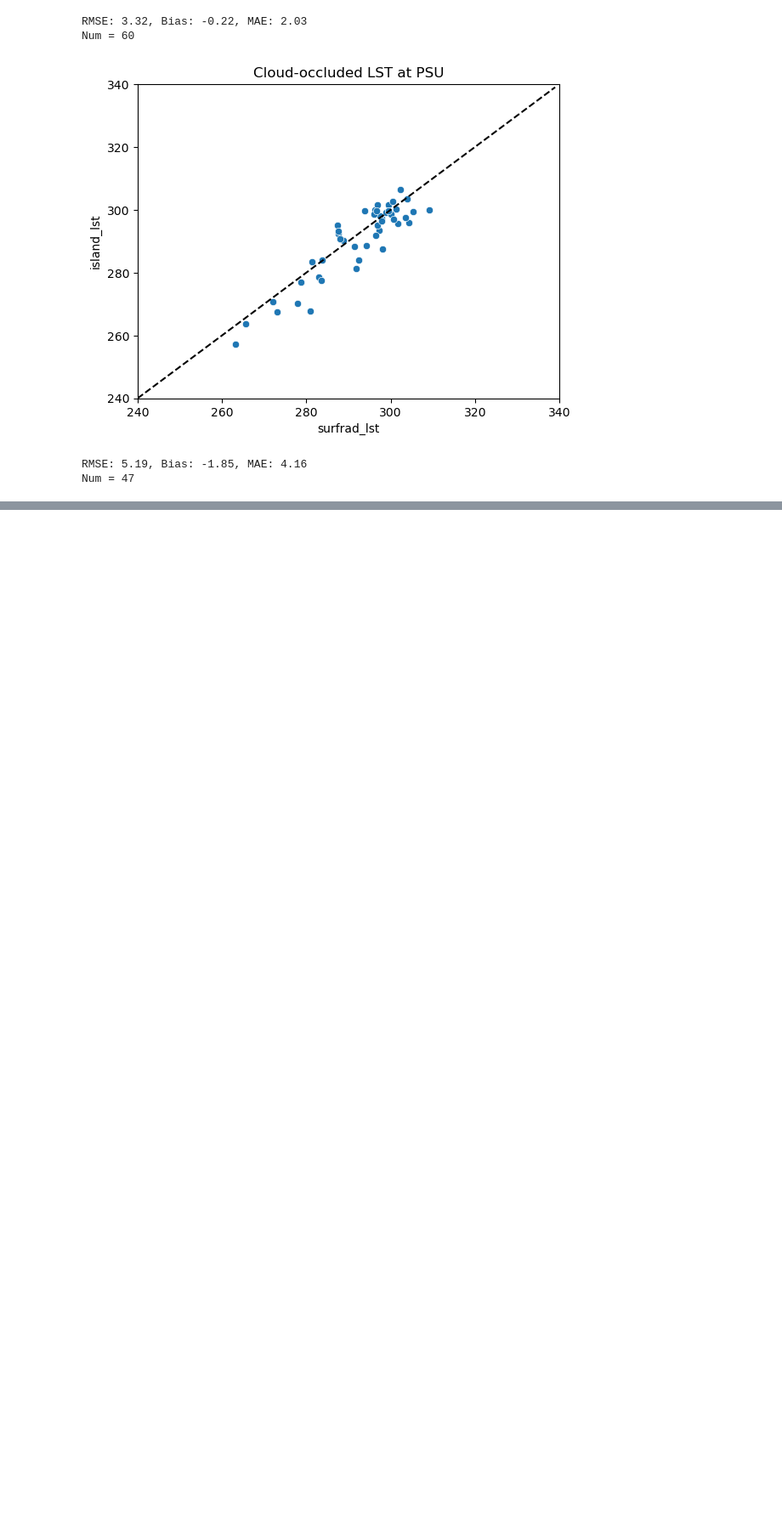
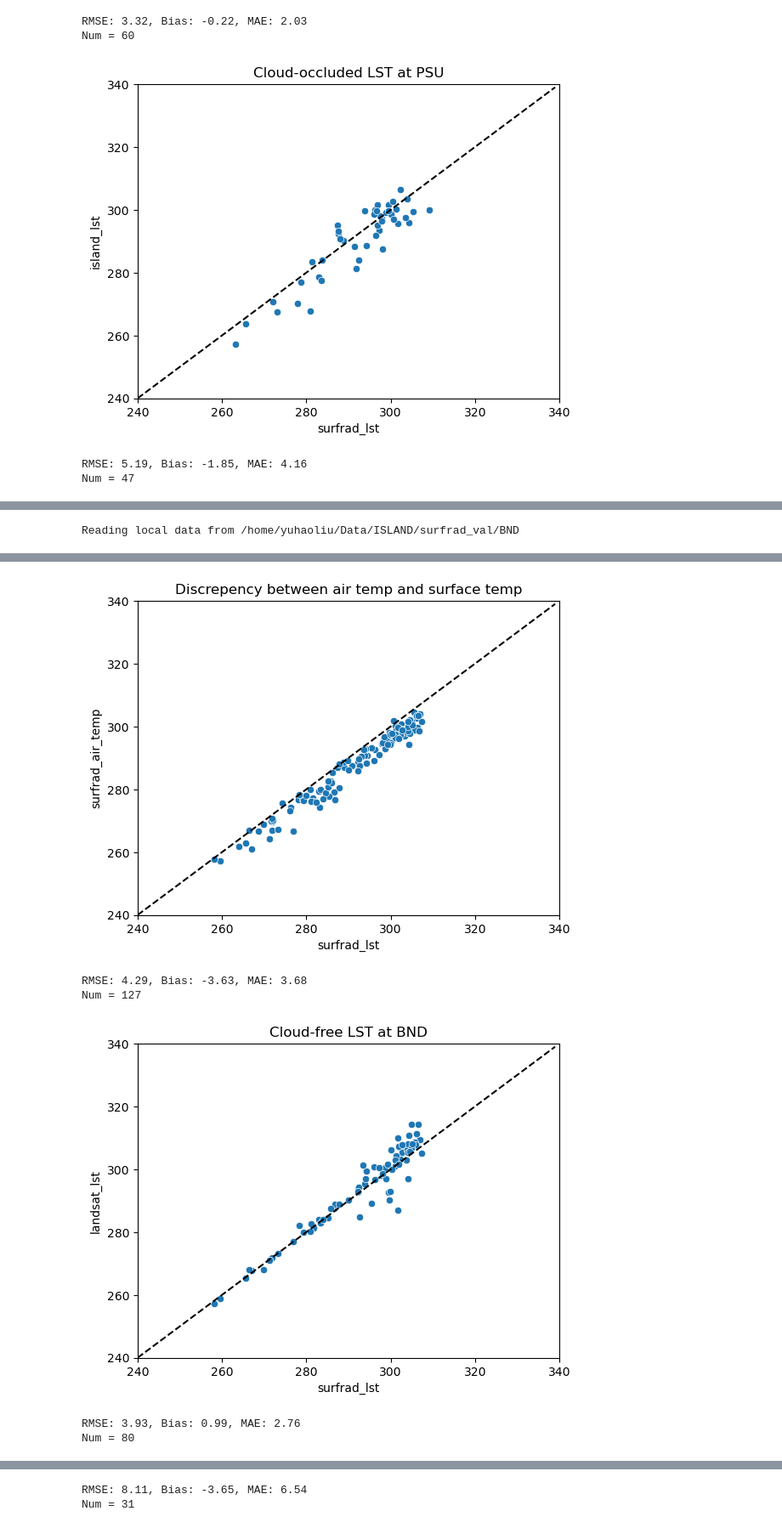
Before and after one commit to Way-Yuhao/ISLAND, a Jupyter notebook: jupyter/15 - SURFRAD eval.ipynb, the cells around one changed output, grey strips where cells are left out. Shown at 85% size. Saved outputs shown, nothing was run; the diff lists cells and outputs as text; code cells hidden in the pictures; blank space fills up the shorter version.

```diff
--- a/jupyter/15 - SURFRAD eval.ipynb
+++ b/jupyter/15 - SURFRAD eval.ipynb
@@ -181,0 +297,11 @@ Num = 47
+# %%
+station_id = 'BND'
+start_date = '20130411'
+end_date = '20201231'
+region_dir = f'/home/yuhaoliu/Data/ISLAND/surfrad_val/{station_id}'
+df = load_datapoints(station_id, start_date, end_date, region_dir)
+plot_regression(df, 'surfrad_lst', 'surfrad_air_temp', 'all', f'Discrepency between air temp and surface temp')
+plot_regression(df, 'surfrad_lst', 'landsat_lst', 'clear', f'Cloud-free LST at {station_id}')
+plot_regression(df, 'surfrad_lst', 'island_lst', 'cloudy', f'Cloud-occluded LST at {station_id}')
+# %% [output]
+Reading local data from /home/yuhaoliu/Data/ISLAND/surfrad_val/BND
@@ -181,0 +311,6 @@ Num = 47
+[figure, added]
+RMSE: 4.29, Bias: -3.63, MAE: 3.68
+Num = 127
+[figure, added]
+RMSE: 3.93, Bias: 0.99, MAE: 2.76
+Num = 80
@@ -181,0 +318,2 @@ Num = 47
+RMSE: 8.11, Bias: -3.65, MAE: 6.54
+Num = 31
```
Also changed, not shown: parts of 35 cells of this notebook, 7 other files.
